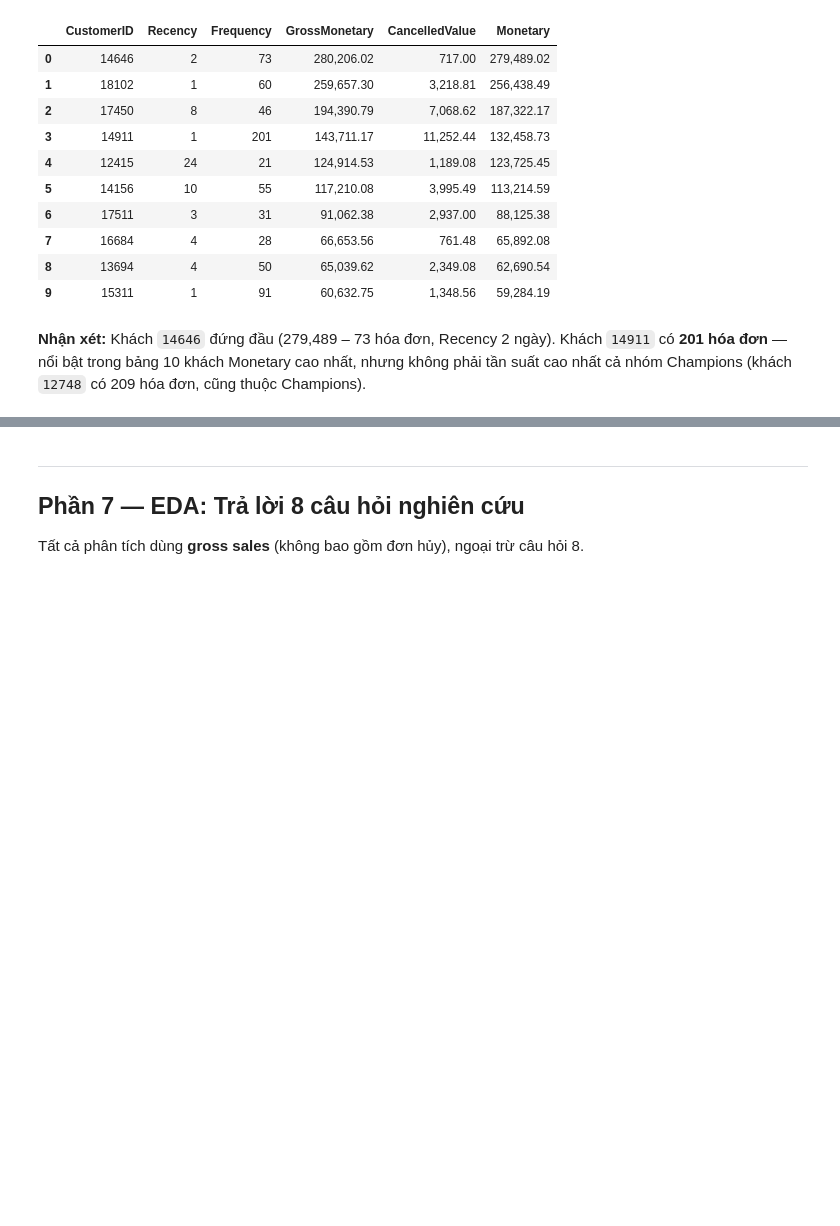
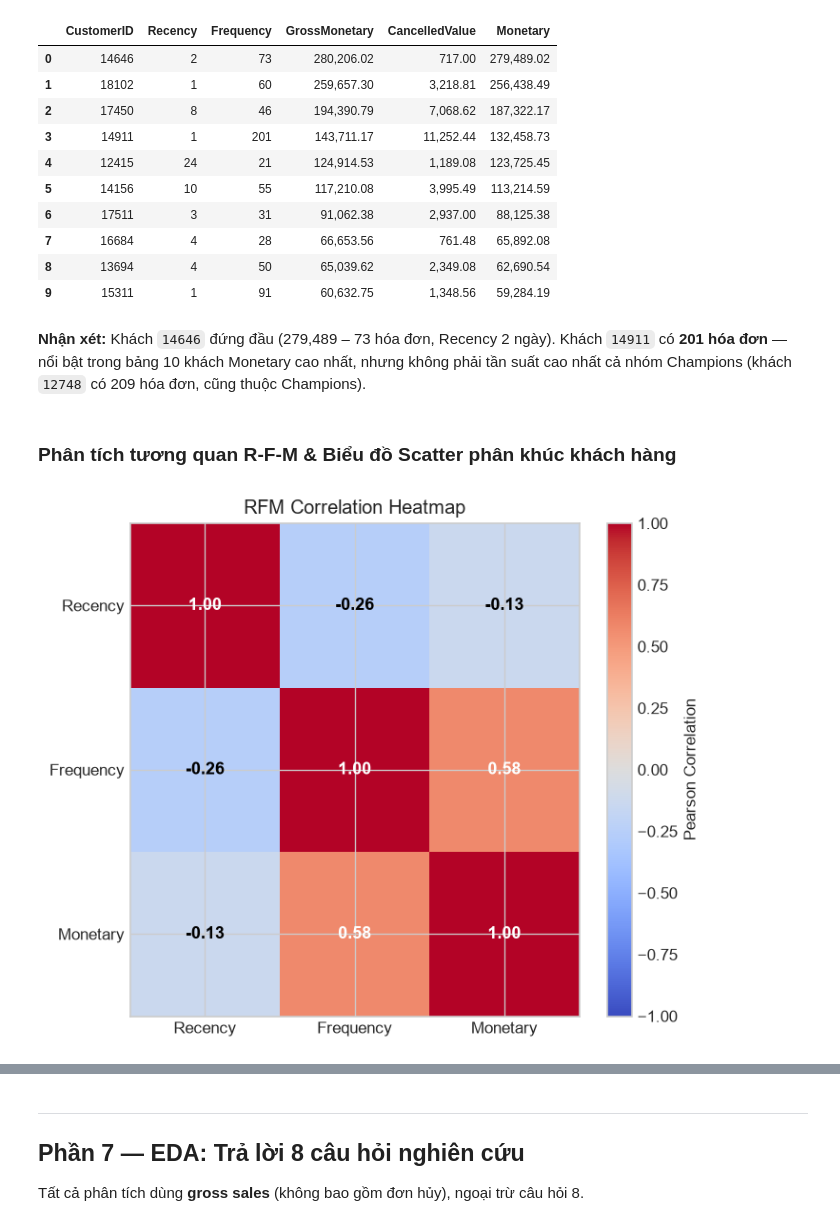
Before and after one commit to Dungduog/retail-analytics-project, a Jupyter notebook: notebooks/eda_retail_analysis.ipynb, the cells around one changed output, grey strips where cells are left out. Saved outputs shown, nothing was run; the diff lists cells and outputs as text; code cells hidden in the pictures; blank space fills up the shorter version.

Commit message:
Sync Jupyter notebook, NoteBook.md and README: executed 84 cells, added Cohort retention, RFM correlation heatmap & scatter, UK vs Non-UK, StockCode normalization & exact cancellation ranking

```diff
--- a/notebooks/eda_retail_analysis.ipynb
+++ b/notebooks/eda_retail_analysis.ipynb
@@ -436,3 +448,29 @@ top_champ
 | 9 | 15311 | 1 | 91 | 60,632.75 | 1,348.56 | 59,284.19 |
 # %% [markdown]
 **Nhận xét:** Khách `14646` đứng đầu (279,489 – 73 hóa đơn, Recency 2 ngày). Khách `14911` có **201 hóa đơn** — nổi bật trong bảng 10 khách Monetary cao nhất, nhưng không phải tần suất cao nhất cả nhóm Champions (khách `12748` có 209 hóa đơn, cũng thuộc Champions).
+# %% [markdown]
+### Phân tích tương quan R-F-M & Biểu đồ Scatter phân khúc khách hàng
+# %%
+rfm_cols = ['Recency', 'Frequency', 'Monetary']
+corr = segments[rfm_cols].corr()
+
+fig, ax = plt.subplots(figsize=(6, 5))
+im = ax.imshow(corr.values, cmap='coolwarm', vmin=-1, vmax=1, aspect='auto')
+ax.set_xticks(range(len(rfm_cols)))
+ax.set_yticks(range(len(rfm_cols)))
+ax.set_xticklabels(rfm_cols, fontsize=10)
+ax.set_yticklabels(rfm_cols, fontsize=10)
+
+for i in range(len(rfm_cols)):
+    for j in range(len(rfm_cols)):
+        ax.text(j, i, f'{corr.values[i, j]:.2f}',
+                ha='center', va='center', fontsize=11, fontweight='bold',
+                color='white' if abs(corr.values[i, j]) > 0.4 else 'black')
+
+fig.colorbar(im, ax=ax, label='Pearson Correlation')
+ax.set_title('RFM Correlation Heatmap', fontsize=12)
+plt.tight_layout()
+plt.savefig(FIGURES_DIR / 'rfm_correlation_heatmap.png', dpi=160, bbox_inches='tight')
+plt.show()
+# %% [output]
+[figure, added]
```
Also changed, not shown: parts of 25 cells of this notebook, 2 other files.
